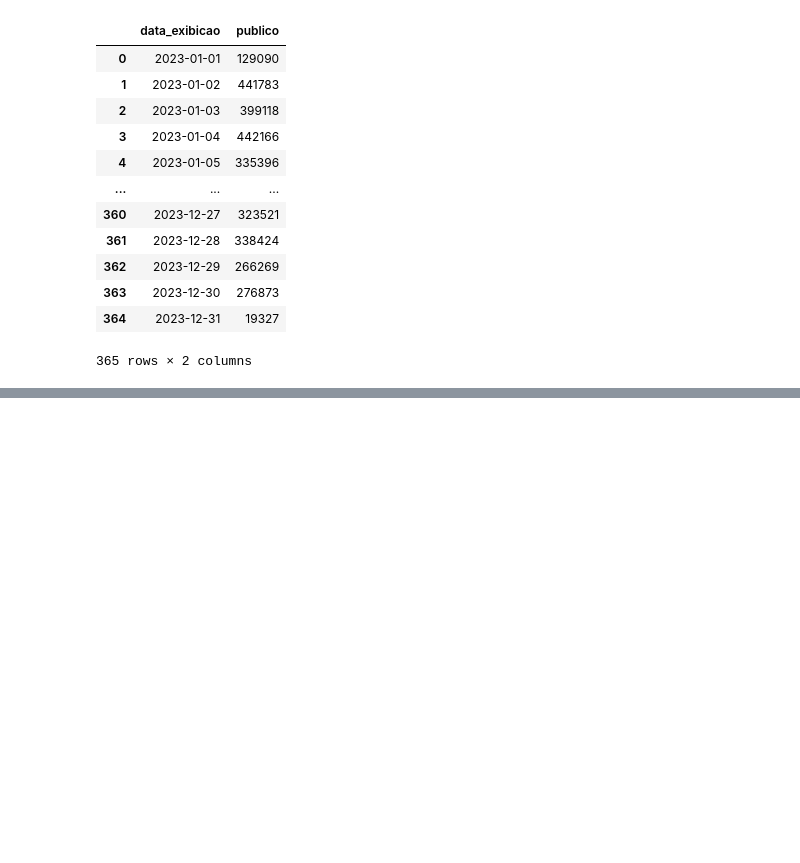
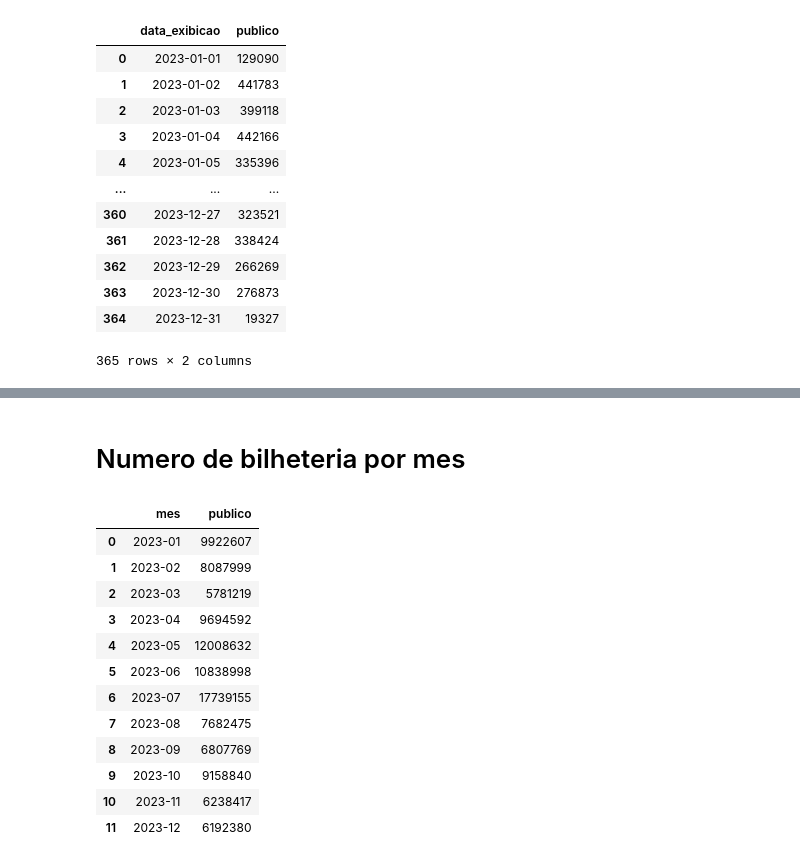
Before and after one commit to jhe-sua/A2_introcomp, a Jupyter notebook: Graficos.ipynb, the cells around one changed output, grey strips where cells are left out. Saved outputs shown, nothing was run; the diff lists cells and outputs as text; code cells hidden in the pictures; blank space fills up the shorter version.

```diff
--- a/Graficos.ipynb
+++ b/Graficos.ipynb
@@ -146,0 +241,34 @@ Text(0, 0.5, 'Bilheteria')
+# %% [markdown]
+# Numero de bilheteria por mes
+# %%
+bilheteria_por_dia = sessao.groupby("data_exibicao")["publico"].sum().reset_index()
+
+# Converter para datetime
+bilheteria_por_dia["data_exibicao"] = pd.to_datetime(
+    bilheteria_por_dia["data_exibicao"], format="%d/%m/%Y"
+)
+
+# Ordenar
+bilheteria_por_dia = bilheteria_por_dia.sort_values(by="data_exibicao").reset_index(drop=True)
+
+# Agrupar por mês (como Period)
+bilheteria_por_dia["mes"] = bilheteria_por_dia["data_exibicao"].dt.to_period("M")
+
+# Agrupar e renomear
+bilheteria_por_mes = bilheteria_por_dia.groupby("mes")["publico"].sum().reset_index()
+
+bilheteria_por_mes
+# %% [output]
+|  | mes | publico |
+| 0 | 2023-01 | 9922607 |
+| 1 | 2023-02 | 8087999 |
+| 2 | 2023-03 | 5781219 |
+| 3 | 2023-04 | 9694592 |
+| 4 | 2023-05 | 12008632 |
+| 5 | 2023-06 | 10838998 |
+| 6 | 2023-07 | 17739155 |
+| 7 | 2023-08 | 7682475 |
+| 8 | 2023-09 | 6807769 |
+| 9 | 2023-10 | 9158840 |
+| 10 | 2023-11 | 6238417 |
+| 11 | 2023-12 | 6192380 |
```
Also changed, not shown: parts of 15 cells of this notebook, 2 other files.
